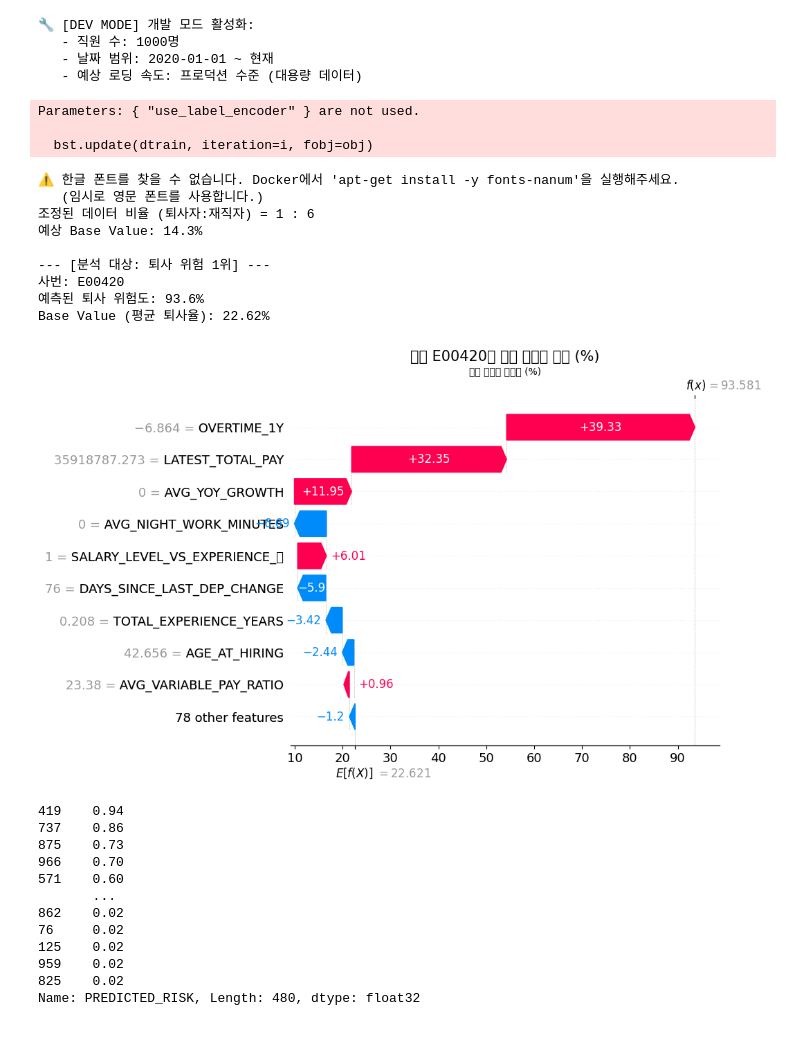
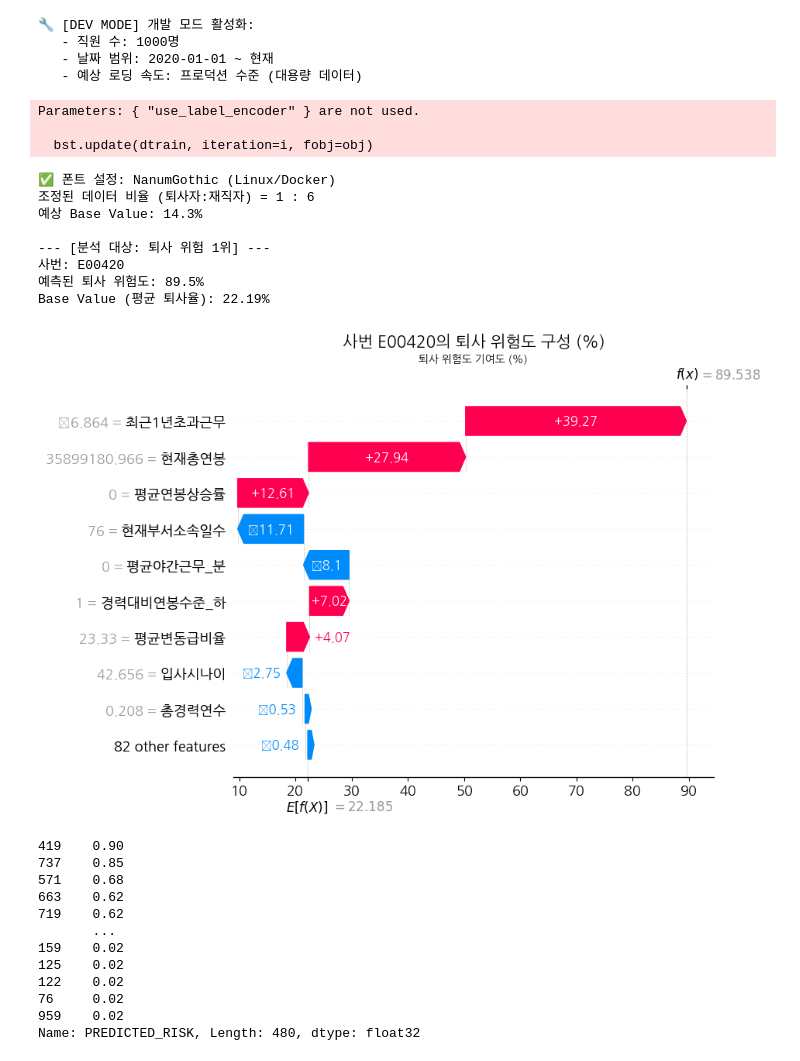
Before and after one commit to HRA-1/preto-2, a Jupyter notebook: notebooks/tables/test_ml_shap_local.ipynb, the cells around one changed output. Saved outputs shown, nothing was run; the diff lists cells and outputs as text; code cells hidden in the pictures.

```diff
--- a/notebooks/tables/test_ml_shap_local.ipynb
+++ b/notebooks/tables/test_ml_shap_local.ipynb
@@ -37,15 +37,15 @@ plt.rcParams['axes.unicode_minus'] = False
 
 # 데이터 타입 정리
 for col in master_df_encoded.columns:
-    if master_df_encoded[col].dtype == 'object' and col not in ['EMP_ID', 'CURRENT_EMP_YN', 'IS_LEAVER']:
+    if master_df_encoded[col].dtype == 'object' and col not in ['사번', '재직여부', '퇴사자여부']:
         master_df_encoded[col] = pd.to_numeric(master_df_encoded[col], errors='coerce')
 master_df_encoded.fillna(master_df_encoded.median(numeric_only=True), inplace=True)
 
 # --------------------------------------------------------------------------------
 # [Step 1] 데이터 비율 9:1 만들기 (Base Value를 낮추기 위함)
 # --------------------------------------------------------------------------------
-df_leavers = master_df_encoded[master_df_encoded['IS_LEAVER'] == 1]
-df_active = master_df_encoded[master_df_encoded['IS_LEAVER'] == 0]
+df_leavers = master_df_encoded[master_df_encoded['퇴사자여부'] == 1]
+df_active = master_df_encoded[master_df_encoded['퇴사자여부'] == 0]
 
 n_leavers = len(df_leavers)
 n_required_active = n_leavers * 6 # 1:6 비율
@@ -57,15 +57,15 @@ df_active_oversampled = df_active.sample(n=n_required_active, replace=True, rand
 balanced_df = pd.concat([df_leavers, df_active_oversampled], axis=0).sample(frac=1, random_state=42).reset_index(drop=True)
 
 print(f"조정된 데이터 비율 (퇴사자:재직자) = 1 : {len(df_active_oversampled)/len(df_leavers):.0f}")
-print(f"예상 Base Value: {balanced_df['IS_LEAVER'].mean()*100:.1f}%")
+print(f"예상 Base Value: {balanced_df['퇴사자여부'].mean()*100:.1f}%")
 
 # --------------------------------------------------------------------------------
 
-drop_cols = ['EMP_ID', 'CURRENT_EMP_YN', 'IS_LEAVER']
+drop_cols = ['사번', '재직여부', '퇴사자여부']
 feature_cols = [col for col in balanced_df.columns if col not in drop_cols]
 
 X_train = balanced_df[feature_cols].astype(float)
-y_train = balanced_df['IS_LEAVER'].astype(float)
+y_train = balanced_df['퇴사자여부'].astype(float)
 
 # --------------------------------------------------------------------------------
 # [Step 2] 핵심: scale_pos_weight 설정 (확률을 뻥튀기하기 위함)
@@ -88,7 +88,7 @@ model.fit(X_train, y_train)
 # --------------------------------------------------------------------------------
 
 # --- 4. 고위험군(1위) 선정 (원본 데이터에서 탐색) ---
-active_employees_original = master_df_encoded[master_df_encoded['CURRENT_EMP_YN'] == 'Y'].copy()
+active_employees_original = master_df_encoded[master_df_encoded['재직여부'] == 'Y'].copy()
 
 if active_employees_original.empty:
     print("분석할 재직자가 없습니다.")
@@ -100,7 +100,7 @@ else:
     sorted_risk_df = active_employees_original.sort_values(by='PREDICTED_RISK', ascending=False)
 
     top_risk_emp = sorted_risk_df.iloc[0]
-    top_emp_id = top_risk_emp['EMP_ID']
+    top_emp_id = top_risk_emp['사번']
     top_risk_score = top_risk_emp['PREDICTED_RISK']
 
     print(f"\n--- [분석 대상: 퇴사 위험 1위] ---")
@@ -123,52 +123,51 @@ else:
     shap_values = explainer(target_X_numpy)
 
     # % 변환
     shap_values.values = shap_values.values * 100
     shap_values.base_values = shap_values.base_values * 100
 
     print(f"Base Value (평균 퇴사율): {shap_values.base_values[0]:.2f}%")
 
     plt.figure(figsize=(10, 6))
     shap.plots.waterfall(
         shap_values[0],
         max_display=10,
         show=False
     )
     plt.title(f"사번 {top_emp_id}의 퇴사 위험도 구성 (%)", fontsize=15)
     plt.xlabel("퇴사 위험도 기여도 (%)")
     plt.show()
 # %% [output]
 🔧 [DEV MODE] 개발 모드 활성화:
    - 직원 수: 1000명
    - 날짜 범위: 2020-01-01 ~ 현재
    - 예상 로딩 속도: 프로덕션 수준 (대용량 데이터)
 Parameters: { "use_label_encoder" } are not used.
 
   bst.update(dtrain, iteration=i, fobj=obj)
-⚠️ 한글 폰트를 찾을 수 없습니다. Docker에서 'apt-get install -y fonts-nanum'을 실행해주세요.
-   (임시로 영문 폰트를 사용합니다.)
+✅ 폰트 설정: NanumGothic (Linux/Docker)
 조정된 데이터 비율 (퇴사자:재직자) = 1 : 6
 예상 Base Value: 14.3%
 
 --- [분석 대상: 퇴사 위험 1위] ---
 사번: E00420
-예측된 퇴사 위험도: 93.6%
-Base Value (평균 퇴사율): 22.62%
+예측된 퇴사 위험도: 89.5%
+Base Value (평균 퇴사율): 22.19%
-[figure, old version]
+[figure, new version]
 # %%
 sorted_risk_df['PREDICTED_RISK'].round(2)
 # %% [output]
-419    0.94
-737    0.86
-875    0.73
-966    0.70
-571    0.60
+419    0.90
+737    0.85
+571    0.68
+663    0.62
+719    0.62
        ...
-862    0.02
+159    0.02
+125    0.02
+122    0.02
 76     0.02
-125    0.02
 959    0.02
-825    0.02
 Name: PREDICTED_RISK, Length: 480, dtype: float32
 # %%
 sorted_risk_df['PREDICTED_RISK'].round(2).head(20)
```
Also changed, not shown: parts of 1 cell of this notebook, 2 other files.
